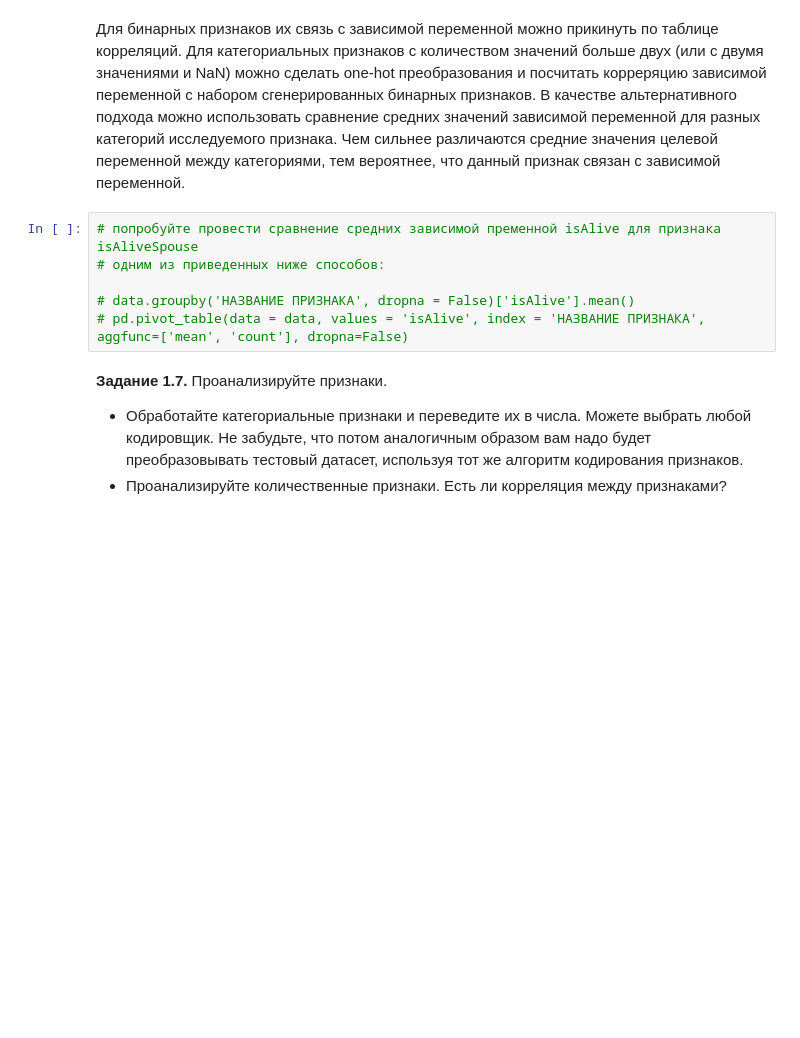
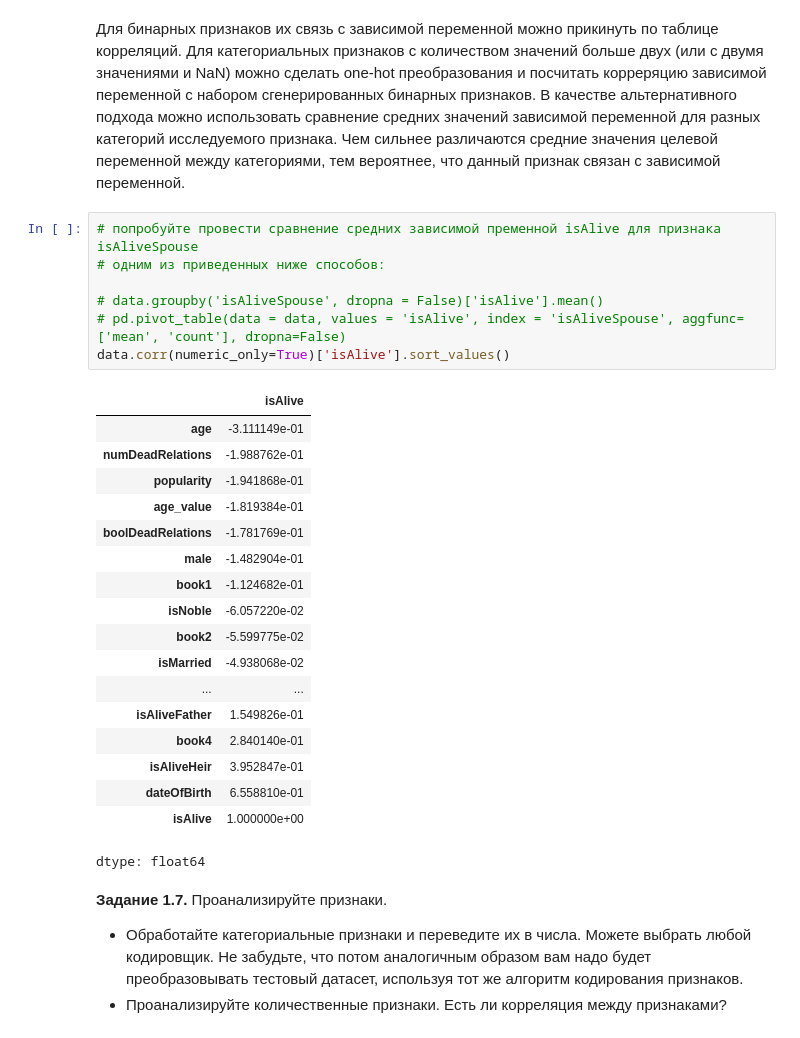
Before and after one commit to sxssbw/dl_sem_1_fall, a Jupyter notebook: week_01_ml_intro/Homework/hw_1_game_of_thrones.ipynb, the cells around one changed output. Cells and saved outputs as stored; diff of their text form; blank space fills up the shorter version.

```diff
--- a/week_01_ml_intro/Homework/hw_1_game_of_thrones.ipynb
+++ b/week_01_ml_intro/Homework/hw_1_game_of_thrones.ipynb
@@ -388,9 +481,29 @@ data.describe(include = [...]).T[['count', 'min', 'max']].assign(N_unique_values
 # %%
 # попробуйте провести сравнение средних зависимой пременной isAlive для признака isAliveSpouse
 # одним из приведенных ниже способов:
 
-# data.groupby('НАЗВАНИЕ ПРИЗНАКА', dropna = False)['isAlive'].mean()
-# pd.pivot_table(data = data, values = 'isAlive', index = 'НАЗВАНИЕ ПРИЗНАКА', aggfunc=['mean', 'count'], dropna=False)
+# data.groupby('isAliveSpouse', dropna = False)['isAlive'].mean()
+# pd.pivot_table(data = data, values = 'isAlive', index = 'isAliveSpouse', aggfunc=['mean', 'count'], dropna=False)
+data.corr(numeric_only=True)['isAlive'].sort_values()
+# %% [output]
+|  | isAlive |
+| age | -3.111149e-01 |
+| numDeadRelations | -1.988762e-01 |
+| popularity | -1.941868e-01 |
+| age_value | -1.819384e-01 |
+| boolDeadRelations | -1.781769e-01 |
+| male | -1.482904e-01 |
+| book1 | -1.124682e-01 |
+| isNoble | -6.057220e-02 |
+| book2 | -5.599775e-02 |
+| isMarried | -4.938068e-02 |
+| ... | ... |
+| isAliveFather | 1.549826e-01 |
+| book4 | 2.840140e-01 |
+| isAliveHeir | 3.952847e-01 |
+| dateOfBirth | 6.558810e-01 |
+| isAlive | 1.000000e+00 |
+dtype: float64
 # %% [markdown]
 **Задание 1.7.** Проанализируйте признаки.
   * Обработайте категориальные признаки и переведите их в числа. Можете выбрать любой кодировщик. Не забудьте, что потом аналогичным образом вам надо будет преобразовывать тестовый датасет, используя тот же алгоритм кодирования признаков.
```
Also changed, not shown: parts of 14 cells of this notebook.
